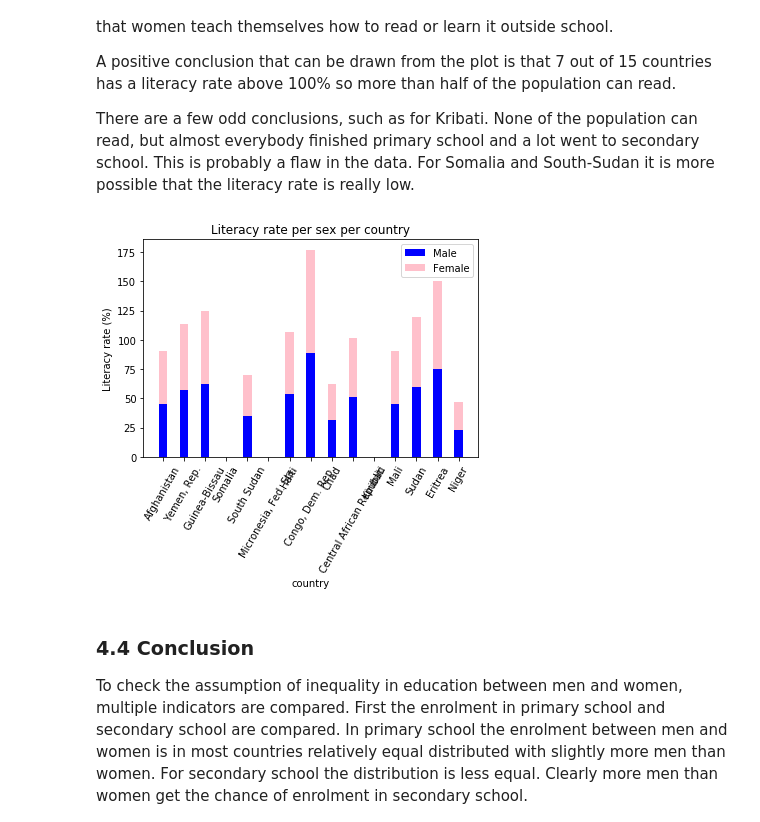
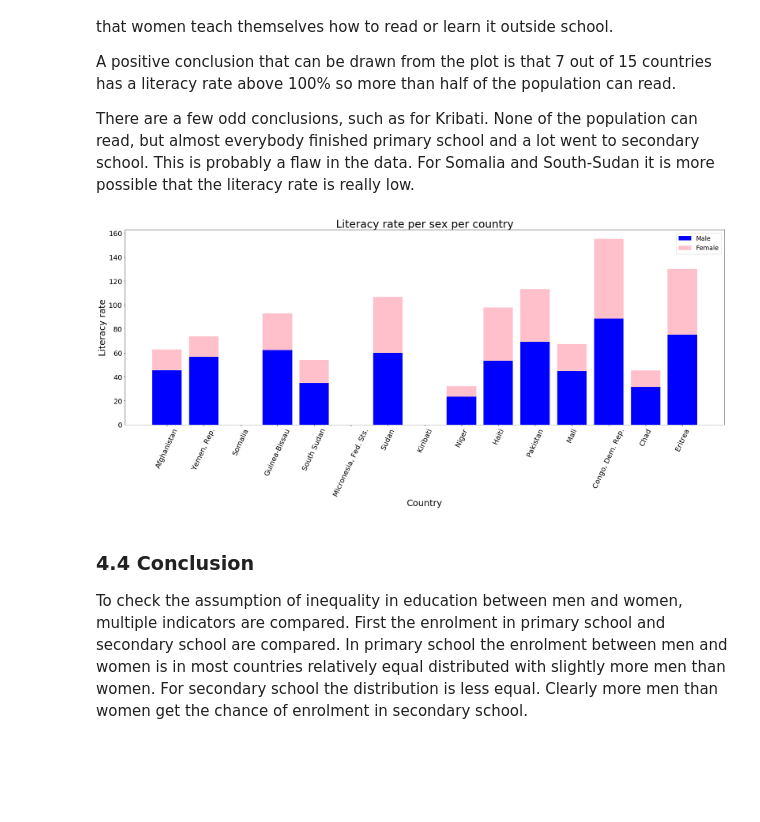
Before and after one commit to omar-d/EPA-WB-Equity, a Jupyter notebook: Final_Assignment.ipynb, the cells around one changed output. Drawn from its saved outputs; the diff is of its cells as text; code cells hidden in the pictures; blank space fills up the shorter version.

```diff
--- a/Final_Assignment.ipynb
+++ b/Final_Assignment.ipynb
@@ -421,3 +492,12 @@ female_recentSS['date'] = female_recentSS.date.astype(str)
 # %% [markdown]
 After the data frame is created, only the data of the 15 countries with the lowest Gender Equality Index (GEI) is needed. The data frames are merged with the data frame of the 15 countries, so only the needed data is in the data frame. This is done for primary school as well as secondary school. Both are split for men and women.
+# %%
+# a function to prepare the dataframe for the stackplot
+def prepareStackPlot(dataframe):
+    name = dataframe.loc[dataframe['value'] >= 0]
+    name2 = name.sort_values('date', ascending = False).drop_duplicates(['country'])
+    name2['date'] = name2.date.astype(str)
+    name3 = pd.merge(GEI_worst15, name2, how = 'left', left_on = ['country'], right_on = ['country'])
+
+    return name3
 # %%
@@ -491,3 +597,9 @@ LRF15_worst15 = pd.merge( GEI_worst15, LRF_recent, how = 'left', left_on = ["cou
+# %%
+Literacy_Rate_Male = clean ('SE.ADT.LITR.MA.ZS')
+Literacy_Rate_Female = clean ('SE.ADT.LITR.FE.ZS')
+
+Literacy_Rate_Male = fillna(Literacy_Rate_Male)
+Literacy_Rate_Female = fillna(Literacy_Rate_Female)
 # %% [markdown]
 The stack plot beneath counts till 200%, again this is 100% for women and 100% for men. if the bar reaches 200% everyone in the country can read.
 
@@ -497,9 +609,14 @@ A positive conclusion that can be drawn from the plot is that 7 out of 15 countr
 
 There are a few odd conclusions, such as for Kribati. None of the population can read, but almost everybody finished primary school and a lot went to secondary school. This is probably a flaw in the data. For Somalia and South-Sudan it is more possible that the literacy rate is really low.
 # %%
-makeStackedBarPlot (LRM15_worst15, LRM15_worst15,"Literacy rate per sex per country", 'country', 'Literacy rate (%)')
+# Prepare the dataframe for the stackplot function
+LRM15_worst15 = prepareStackPlot(Literacy_Rate_Male)
+LRF15_worst15 = prepareStackPlot(Literacy_Rate_Female)
+
+# Make a stackplot
+makeStackedBarPlot (LRM15_worst15, LRF15_worst15,"Literacy rate per sex per country", 'Country', 'Literacy rate')
 # %% [output]
-[figure, old version]
+[figure, new version]
 # %% [markdown]
 ### 4.4 Conclusion
 
```
Also changed, not shown: parts of 50 cells of this notebook.
